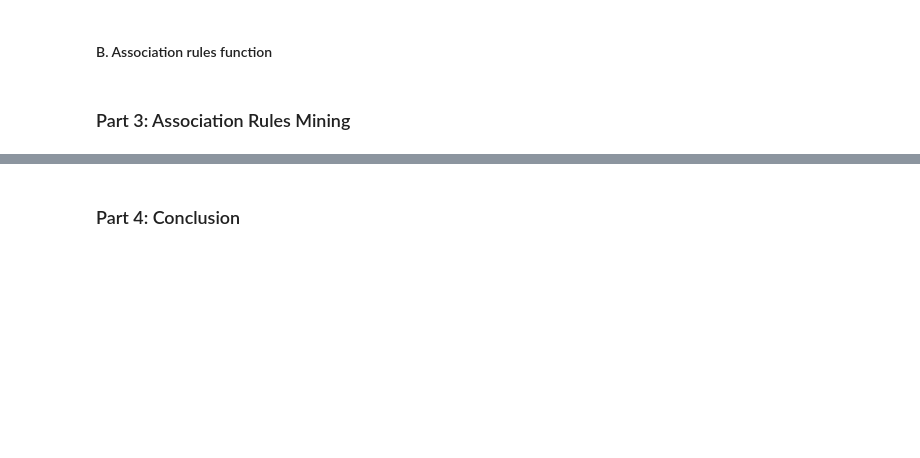
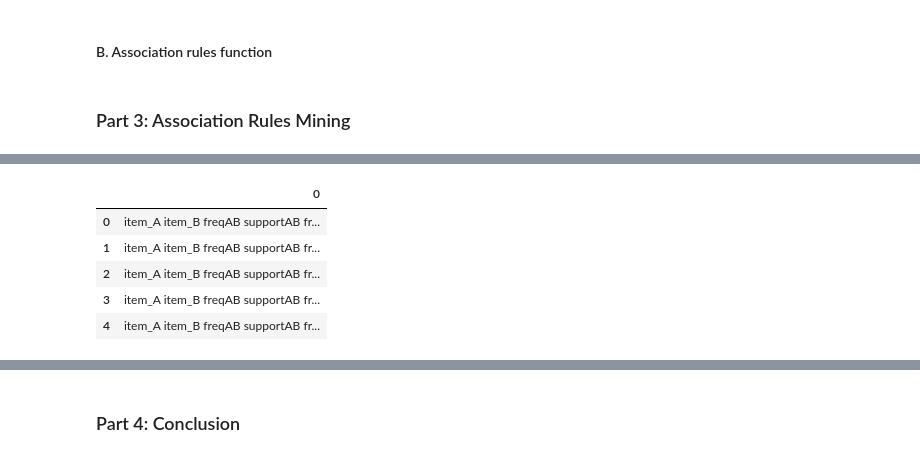
Before and after one commit to kelseyneis/data-mining, a Jupyter notebook: data_mining_project_2/Experiment - 2/Instacart_association.ipynb, the cells around one changed output, grey strips where cells are left out. Saved outputs shown, nothing was run; the diff lists cells and outputs as text; code cells hidden in the pictures; blank space fills up the shorter version.

```diff
--- a/data_mining_project_2/Experiment - 2/Instacart_association.ipynb
+++ b/data_mining_project_2/Experiment - 2/Instacart_association.ipynb
@@ -384,3 +366,13 @@ Wall time: 1min 4s
+# %%
+rules_df = pd.DataFrame(rules)
+rules_df.head()
+# %% [output]
+|  | 0 |
+| 0 | item_A item_B freqAB supportAB fr... |
+| 1 | item_A item_B freqAB supportAB fr... |
+| 2 | item_A item_B freqAB supportAB fr... |
+| 3 | item_A item_B freqAB supportAB fr... |
+| 4 | item_A item_B freqAB supportAB fr... |
 # %%
 # Replace item ID with item name and display association rules
 item_name   = pd.read_csv('products.csv')
```
Also changed, not shown: parts of 6 cells of this notebook, 2 other files.
